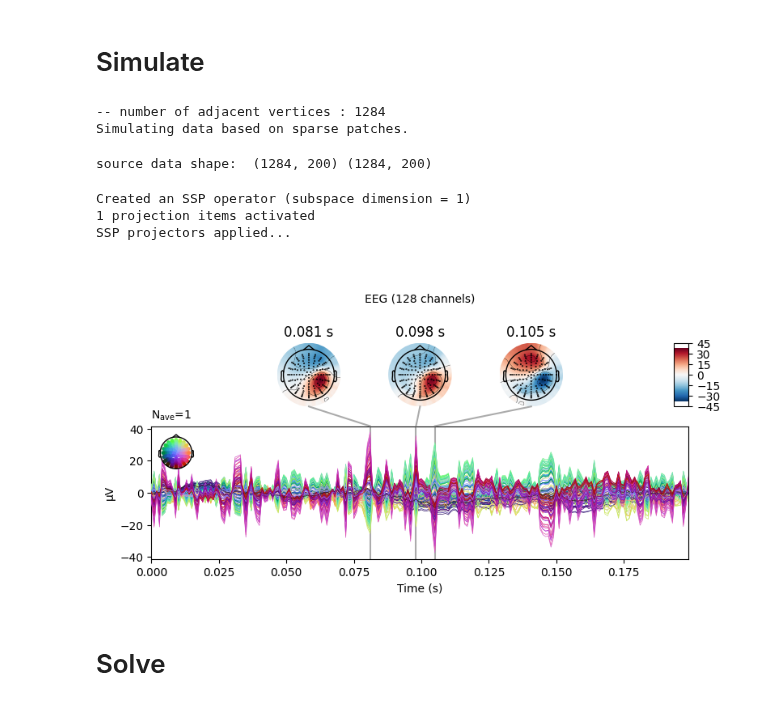
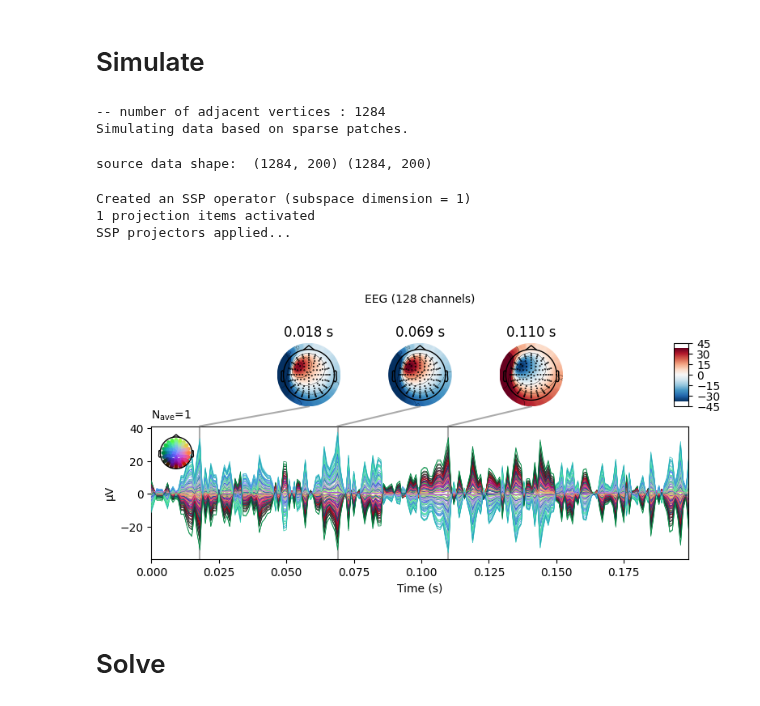
Before and after one commit to LukeTheHecker/invert, a Jupyter notebook: dev/evaluate.ipynb, the cells around one changed output. Drawn from its saved outputs; the diff is of its cells as text; code cells hidden in the pictures.

```diff
--- a/dev/evaluate.ipynb
+++ b/dev/evaluate.ipynb
@@ -35,29 +35,29 @@ n_chans, n_dipoles = leadfield.shape
 # Simulate
 # %%
 settings = dict(
-    number_of_sources=6,
-    extents=(1, 25),
+    number_of_sources=4,
+    extents=(1, 26),
     duration_of_trial=0.2,
     amplitudes=(0.1, 100),
     target_snr=1e99)
 
 sim = Simulation(fwd, info, settings).simulate(2)
 stc = sim.source_data[0]
 evoked = sim.eeg_data[0].average()
 
 stc.data /= abs(stc.data).max()
 brain = stc.plot(**pp)
 brain.add_text(0.1, 0.9, 'Ground Truth', 'title',
                font_size=14)
 evoked.plot_joint()
 # %% [output]
 -- number of adjacent vertices : 1284
 Simulating data based on sparse patches.
 source data shape:  (1284, 200) (1284, 200)
 Created an SSP operator (subspace dimension = 1)
 1 projection items activated
 SSP projectors applied...
-[figure, old version]
+[figure, new version]
 # %% [markdown]
 # Solve
 # %%
```
Also changed, not shown: parts of 8 cells of this notebook, 7 other files.
